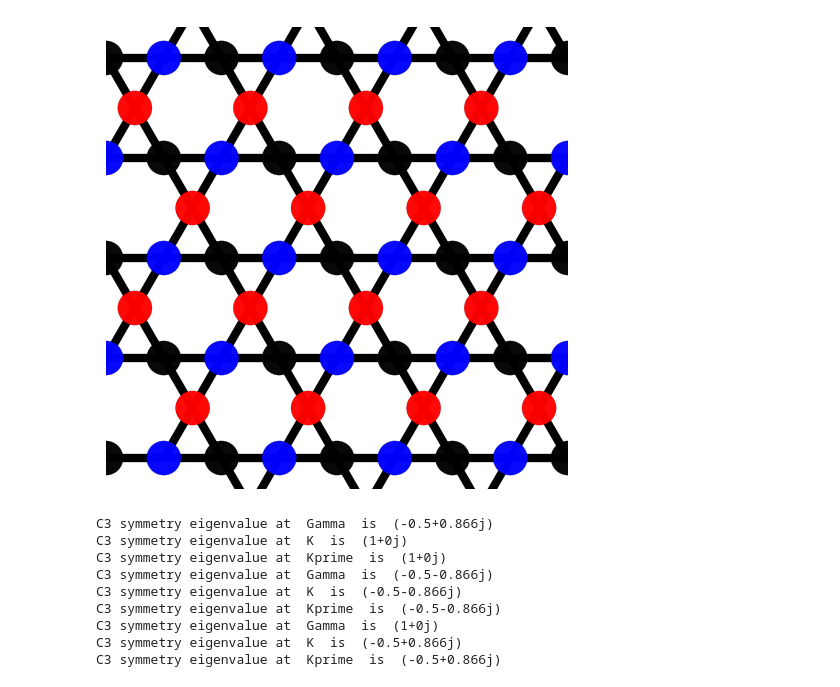
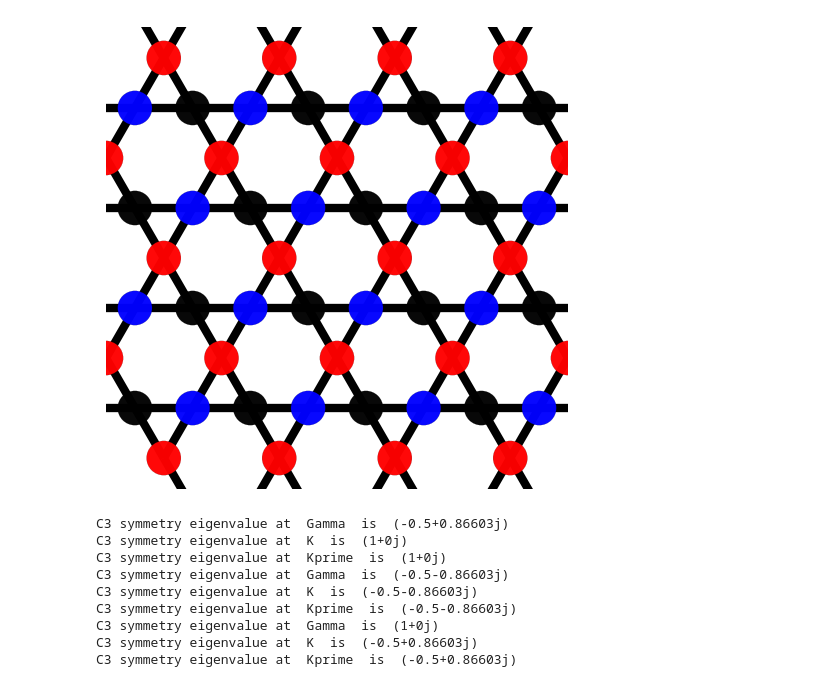
Before and after one commit to AliGhorashiCMT/8.511-Notes-and-Code, a Jupyter notebook: topology/Kagome symmetry indicators.ipynb, the cells around one changed output. Cells and saved outputs as stored; diff of their text form; code cells hidden in the pictures.

Commit message:
symmetry indicators without annoying phases

```diff
--- a/topology/Kagome symmetry indicators.ipynb
+++ b/topology/Kagome symmetry indicators.ipynb
@@ -17,8 +17,9 @@ Ec = 0
 a1 = np.array([a, 0])
 a2 = np.array([-a/2, a*sqrt(3)/2])
 kagome_lattice = pb.Lattice(a1=a1, a2=a2)
+disp = (a1+a2)/2
 kagome_lattice.add_sublattices(
-    ('A', np.array([0, 0]), Ea), ('B', np.array([a/2, 0]), Eb), ('C', np.array([-a/4, a*sqrt(3)/4]), Ec))  # add an atom called 'A' at position [0, 0]
+    ('A', np.array([0, 0])+disp, Ea), ('B', np.array([a/2, 0])+disp, Eb), ('C', np.array([-a/4, a*sqrt(3)/4])+disp, Ec))  # add an atom called 'A' at position [0, 0]
 
 # nearest-neighbor hopping
 t1 = 1
@@ -35,18 +36,18 @@ kagome_lattice.add_hoppings(
 # %%
 plt.figure(figsize=(6, 6))
 kagome_model = pb.Model(
     kagome_lattice,
     pb.translational_symmetry()
 )
-kagome_model.plot(num_periods=5,
+kagome_model.plot(num_periods=6,
           hopping = {
   "width": 10, "color" : "black", "blend" : 1,
 }, sites={"cmap":["black", "blue", "red"], "blend" : 1 })
 plt.gca().axis('off');
 plt.xlim(-2, 2)
 plt.ylim(-2, 2);
 # %% [output]
-[figure, old version]
+[figure, new version]
 # %%
 def return_symeig(v, k, G1, G2):
     # We assume k is given in cartesian coordinates
@@ -72,7 +73,7 @@ for band_idx in range(0, 3):
         num_K3 = 0
         solver.set_wave_vector(k)
         symeig = return_symeig(solver.eigenvectors[:, band_idx], k, G1, G2)
-        print("C3 symmetry eigenvalue at ", klab, " is ", np.round(symeig, 3))
+        print("C3 symmetry eigenvalue at ", klab, " is ", np.round(symeig, 5))
         if np.isclose(cmath.phase(symeig)/pi, -2/3):
             num_K3 += 1
         if np.isclose(cmath.phase(symeig)/pi, 2/3):
@@ -82,15 +83,15 @@ for band_idx in range(0, 3):
         topological_symeigs[klab] = [num_K1, num_K2, num_K3]
     topological_symeigs_allbands[band_idx] = topological_symeigs
 # %% [output]
-C3 symmetry eigenvalue at  Gamma  is  (-0.5+0.866j)
+C3 symmetry eigenvalue at  Gamma  is  (-0.5+0.86603j)
 C3 symmetry eigenvalue at  K  is  (1+0j)
 C3 symmetry eigenvalue at  Kprime  is  (1+0j)
-C3 symmetry eigenvalue at  Gamma  is  (-0.5-0.866j)
-C3 symmetry eigenvalue at  K  is  (-0.5-0.866j)
-C3 symmetry eigenvalue at  Kprime  is  (-0.5-0.866j)
+C3 symmetry eigenvalue at  Gamma  is  (-0.5-0.86603j)
+C3 symmetry eigenvalue at  K  is  (-0.5-0.86603j)
+C3 symmetry eigenvalue at  Kprime  is  (-0.5-0.86603j)
 C3 symmetry eigenvalue at  Gamma  is  (1+0j)
-C3 symmetry eigenvalue at  K  is  (-0.5+0.866j)
-C3 symmetry eigenvalue at  Kprime  is  (-0.5+0.866j)
+C3 symmetry eigenvalue at  K  is  (-0.5+0.86603j)
+C3 symmetry eigenvalue at  Kprime  is  (-0.5+0.86603j)
 # %%
 def return_chern_number(symeigs_dict):
     Gamma1, Gamma2, Gamma3 = symeigs_dict["Gamma"]
```
Also changed, not shown: parts of 10 cells of this notebook.
